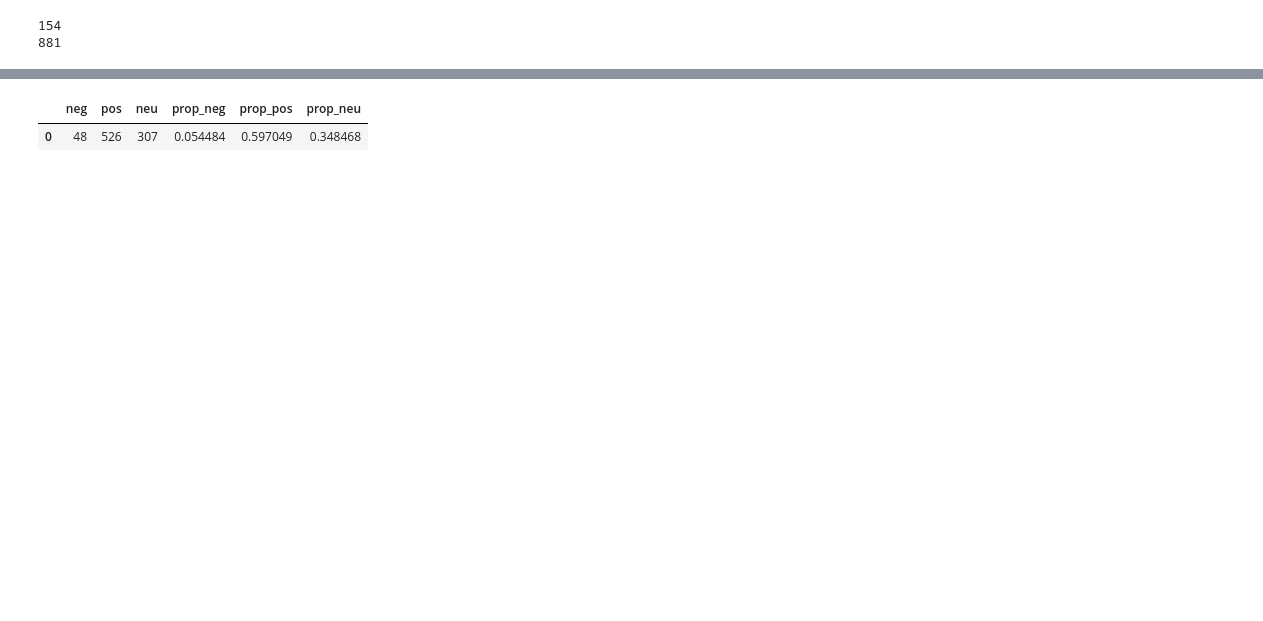
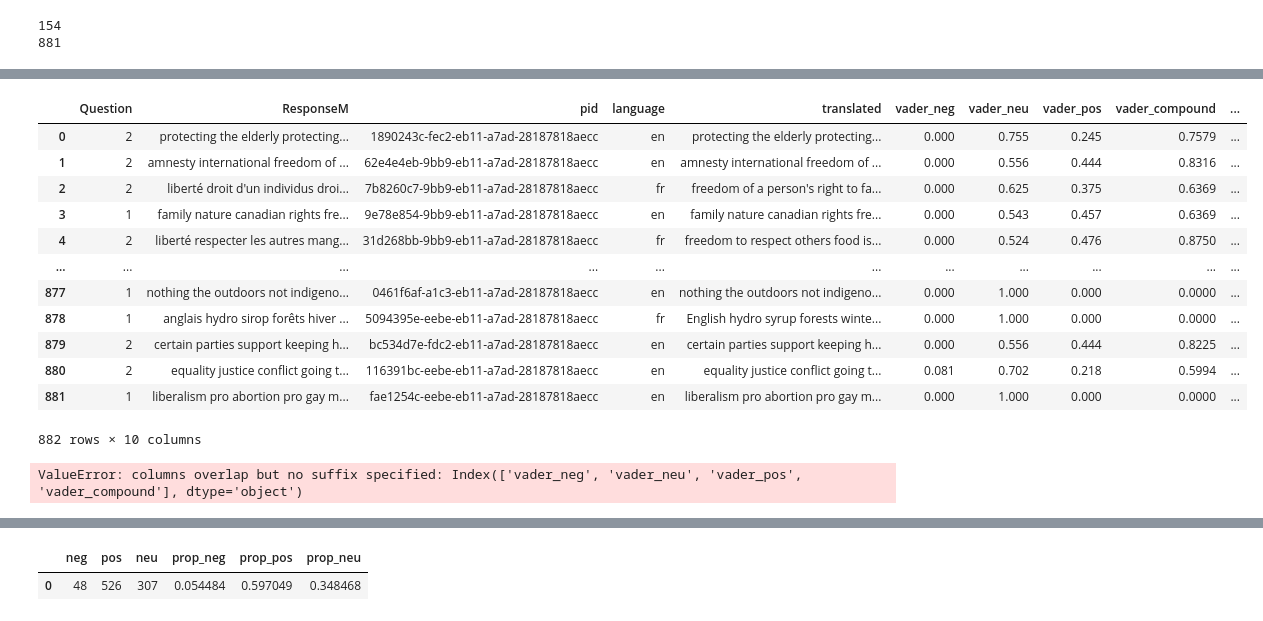
Before and after one commit to Irene-Berezin/stanceanalysis, a Jupyter notebook: main.ipynb, the cells around one changed output, grey strips where cells are left out. Cells and saved outputs as stored; diff of their text form; code cells hidden in the pictures; blank space fills up the shorter version.

```diff
--- a/main.ipynb
+++ b/main.ipynb
@@ -251 +325,61 @@ c:\Users\Irene\miniconda3\envs\fuck\Lib\site-packages\vaderSentiment\vaderSentim
+# %%
+vader_list_french = data_pd['vader_compound']
+sentiment_values = []
+for l in vader_list_french.to_list():
+    if l < -0.5:
+        sentiment_values.append('negative')
+    elif l >= -0.5 and  l <= 0.5:
+        sentiment_values.append('neutral')
+    else: sentiment_values.append('positive')
+
+data_pd['vader_sentiment'] = sentiment_values
+
+data_pd
+# %% [output]
+|  | Question | ResponseM | pid | language | translated | vader_neg | vader_neu | vader_pos | vader_compound | ... |
+| 0 | 2 | protecting the elderly protecting... | 1890243c-fec2-eb11-a7ad-28187818aecc | en | protecting the elderly protecting... | 0.000 | 0.755 | 0.245 | 0.7579 | ... |
+| 1 | 2 | amnesty international freedom of ... | 62e4e4eb-9bb9-eb11-a7ad-28187818aecc | en | amnesty international freedom of ... | 0.000 | 0.556 | 0.444 | 0.8316 | ... |
+| 2 | 2 | liberté droit d'un individus droi... | 7b8260c7-9bb9-eb11-a7ad-28187818aecc | fr | freedom of a person's right to fa... | 0.000 | 0.625 | 0.375 | 0.6369 | ... |
+| 3 | 1 | family nature canadian rights fre... | 9e78e854-9bb9-eb11-a7ad-28187818aecc | en | family nature canadian rights fre... | 0.000 | 0.543 | 0.457 | 0.6369 | ... |
+| 4 | 2 | liberté respecter les autres mang... | 31d268bb-9bb9-eb11-a7ad-28187818aecc | fr | freedom to respect others food is... | 0.000 | 0.524 | 0.476 | 0.8750 | ... |
+| ... | ... | ... | ... | ... | ... | ... | ... | ... | ... | ... |
+| 877 | 1 | nothing the outdoors not indigeno... | 0461f6af-a1c3-eb11-a7ad-28187818aecc | en | nothing the outdoors not indigeno... | 0.000 | 1.000 | 0.000 | 0.0000 | ... |
+| 878 | 1 | anglais hydro sirop forêts hiver ... | 5094395e-eebe-eb11-a7ad-28187818aecc | fr | English hydro syrup forests winte... | 0.000 | 1.000 | 0.000 | 0.0000 | ... |
+| 879 | 2 | certain parties support keeping h... | bc534d7e-fdc2-eb11-a7ad-28187818aecc | en | certain parties support keeping h... | 0.000 | 0.556 | 0.444 | 0.8225 | ... |
+| 880 | 2 | equality justice conflict going t... | 116391bc-eebe-eb11-a7ad-28187818aecc | en | equality justice conflict going t... | 0.081 | 0.702 | 0.218 | 0.5994 | ... |
+| 881 | 1 | liberalism pro abortion pro gay m... | fae1254c-eebe-eb11-a7ad-28187818aecc | en | liberalism pro abortion pro gay m... | 0.000 | 1.000 | 0.000 | 0.0000 | ... |
+882 rows × 10 columns
+# %%
+from vaderSentiment.vaderSentiment import SentimentIntensityAnalyzer
+
+analyzer = SentimentIntensityAnalyzer()
+
+vader_pd2 = data_pd
+def get_sentiment(row):
+    return analyzer.polarity_scores(row['ResponseM'])
+vader_pd2['vader_sentiment'] = vader_pd2.apply(get_sentiment, axis=1)
+vader_df_french = vader_pd2[vader_pd2.language == 'fr']['vader_sentiment'].apply(pd.Series)
+vader_df_english = vader_pd2[vader_pd2.language == 'en']['vader_sentiment'].apply(pd.Series)
+
+vader_df_french = vader_df.rename(columns={
+    'neg': 'vader_neg',
+    'neu': 'vader_neu',
+    'pos': 'vader_pos',
+    'compound': 'vader_compound'
+})
+data_pd_french = vader_pd2.join(vader_df_french).drop(columns=['vader_sentiment'])
+data_pd_english = vader_pd2.join(vader_df_english).drop(columns=['vader_sentiment'])
+
+vader_list_french = data_pd_french['vader_compound']
+sentiment_values = []
+for l in vader_list_french.to_list():
+    if l < -0.5:
+        sentiment_values.append('negative')
+    elif l >= -0.5 and  l <= 0.5:
+        sentiment_values.append('neutral')
+    else: sentiment_values.append('positive')
+
+data_pd_french['vader_sentiment'] = sentiment_values
+# %% [output]
+ValueError: columns overlap but no suffix specified: Index(['vader_neg', 'vader_neu', 'vader_pos', 'vader_compound'], dtype='object')
 # %%
```
Also changed, not shown: parts of 13 cells of this notebook, 4 other files.
